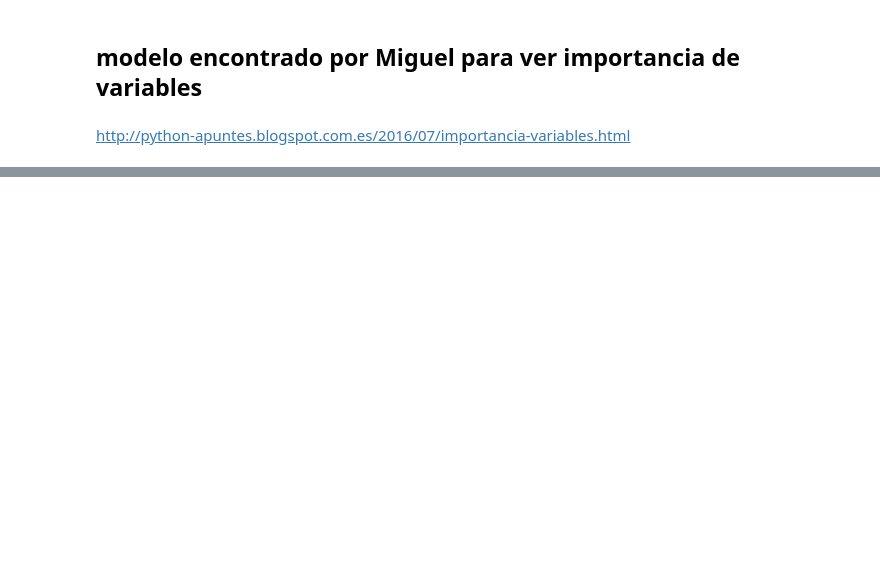
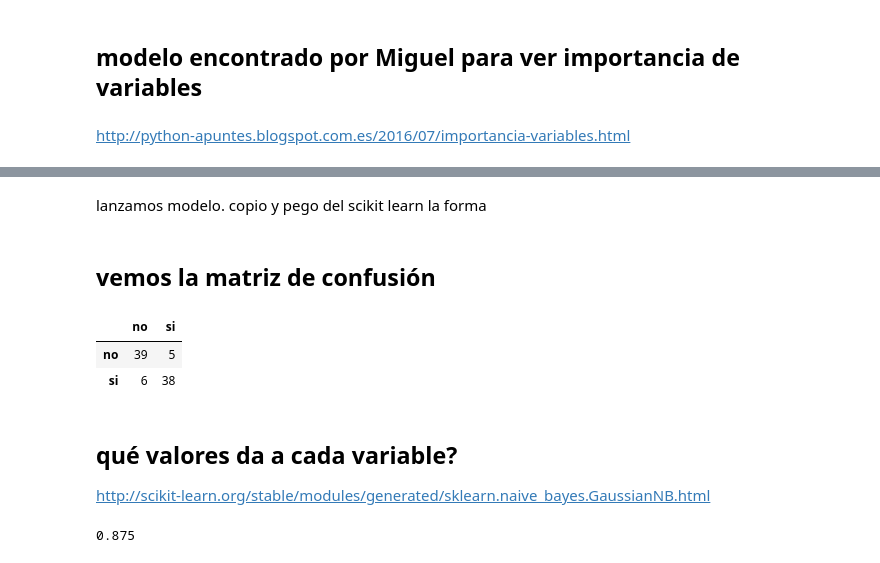
Before and after one commit to datalabusal2018/MachineLearningTest, a Jupyter notebook: juanpe_exploracion_pandas_datalab.ipynb, the cells around one changed output, grey strips where cells are left out. Saved outputs shown, nothing was run; the diff lists cells and outputs as text; code cells hidden in the pictures; blank space fills up the shorter version.

Commit message:
lanzado modelo naive bayes 0.875

```diff
--- a/juanpe_exploracion_pandas_datalab.ipynb
+++ b/juanpe_exploracion_pandas_datalab.ipynb
@@ -292,0 +188,2 @@ var_imp.sort_values(by = 'v_importance', ascending=False)
+# %%
+X, y = train.iloc[:,:-1].as_matrix(), train.iloc[:,-1].as_matrix()
@@ -292,0 +194,2 @@ var_imp.sort_values(by = 'v_importance', ascending=False)
+# %%
+X_train, X_test, y_train, y_test = train_test_split(X, y, test_size=0.33, random_state=42)
@@ -292,0 +198,10 @@ var_imp.sort_values(by = 'v_importance', ascending=False)
+# %% [markdown]
+lanzamos modelo. copio y pego del scikit learn la forma
+# %%
+from sklearn.naive_bayes import GaussianNB
+gnb = GaussianNB()
+y_pred = gnb.fit(X_train, y_train).predict(X_test)
+
+#print("Number of mislabeled points out of a total %d points : %d"% (X_train.shape[0],(y_train != y_pred).sum())) Number of mislabeled points out of a total 150 points : 6
+# %% [markdown]
+## vemos la matriz de confusión
@@ -292,0 +210,16 @@ var_imp.sort_values(by = 'v_importance', ascending=False)
+# %%
+# Compute confusion matrix
+cnf_matrix = confusion_matrix(y_test, y_pred)
+# %%
+pd.DataFrame(cnf_matrix,columns=['no','si'], index=['no','si'])
+# %% [output]
+|  | no | si |
+| no | 39 | 5 |
+| si | 6 | 38 |
+# %% [markdown]
+## qué valores da a cada variable?
+http://scikit-learn.org/stable/modules/generated/sklearn.naive_bayes.GaussianNB.html
+# %%
+gnb.score(X_test, y_test)
+# %% [output]
+0.875
```
Also changed, not shown: parts of 32 cells of this notebook.
